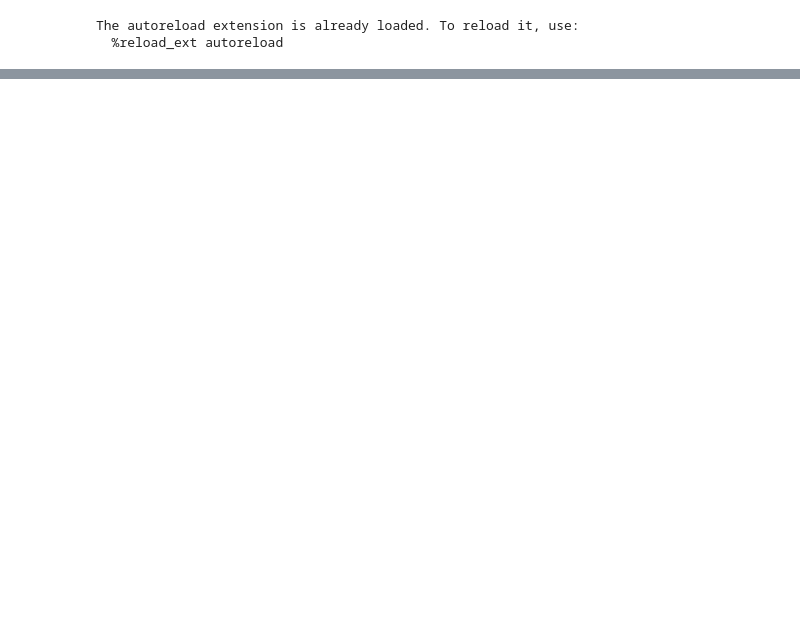
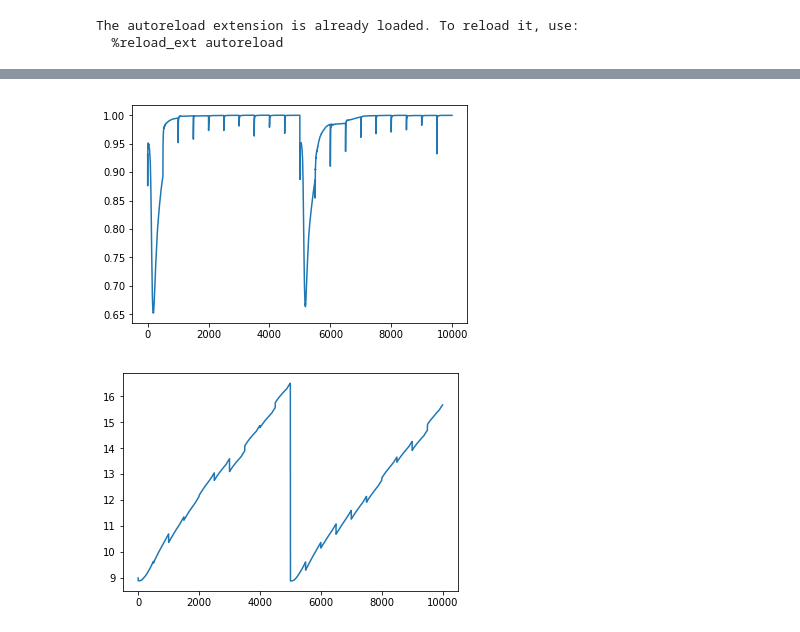
Before and after one commit to daniellengyel/flat_sharp, a Jupyter notebook: flat_sharp/Analysis.ipynb, the cells around one changed output, grey strips where cells are left out. Cells and saved outputs as stored; diff of their text form; code cells hidden in the pictures; blank space fills up the shorter version.

```diff
--- a/flat_sharp/Analysis.ipynb
+++ b/flat_sharp/Analysis.ipynb
@@ -53,0 +230,36 @@ with open(os.path.join(experiment_folder, "acc_tmp.pkl"), "rb") as f:
+# %%
+stuff = CIFAR10_stuff
+
+def get_runs_plots(exp_dict, var_name="Kish"):
+    exp_runs = exp_dict["stuff"]["runs"]
+    for i in exp_runs:
+
+        plot_list = []
+
+        print(i)
+
+        for step in sorted(exp_runs[i], key=lambda x: int(x)):
+            try:
+                # going down the tree with node names given by var_name.split("/")
+                curr_dict = exp_runs[i][step]
+                var_name_split = var_name.split("/")
+                for n in var_name_split:
+                    curr_dict = curr_dict[n]
+
+                if "net" in curr_dict:
+                    num_nets = int(max(curr_dict["net"], key=lambda x: int(x))) + 1 # +1 bc zero indexed
+                    to_append = [curr_dict["net"][str(nn)] for nn in range(num_nets)]
+                else:
+                    to_append = curr_dict[""]
+                plot_list.append(to_append)
+            except:
+                print("No {} for step {}".format(var_name, step))
+        plt.plot(plot_list)
+        plt.show()
+
+    return tmp_list
+
+# kish = get_runs_plot(stuff["runs"], ["Kish"])
+# weight_var_trace = get_runs_plot(stuff["runs"], ["WeightVarTrace"])
+
+weight_var_trace = get_runs_plots(exp_dict, "Potential/curr")
@@ -53,0 +274,9 @@ with open(os.path.join(experiment_folder, "acc_tmp.pkl"), "rb") as f:
+# %%
+plt.plot(kish)
+plt.show()
+
+plt.plot(weight_var_trace)
+plt.show()
+# %% [output]
+[figure, added]
+[figure, added]
```
Also changed, not shown: parts of 42 cells of this notebook, 19 other files.
